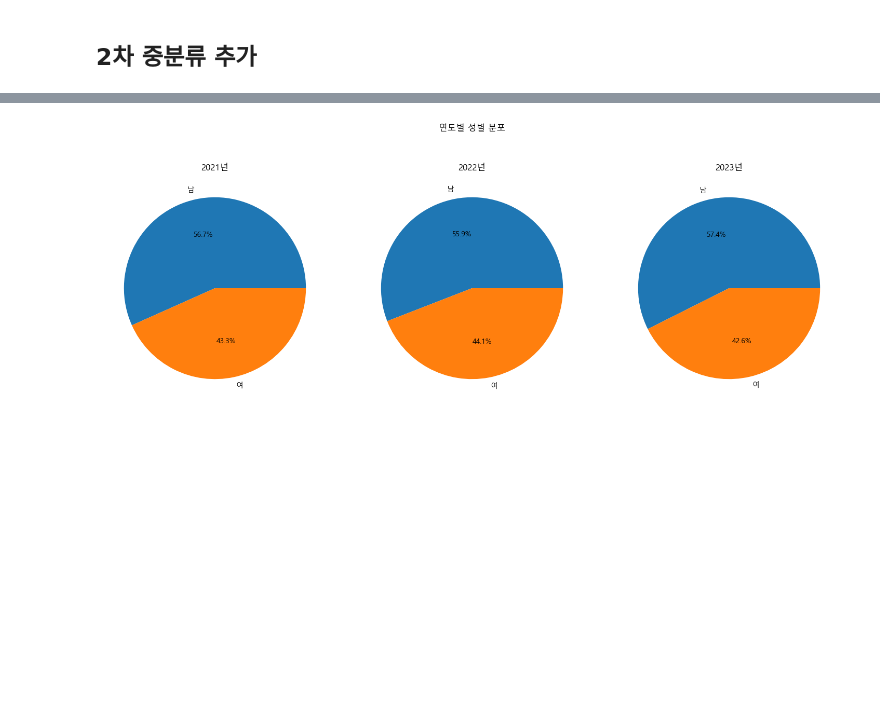
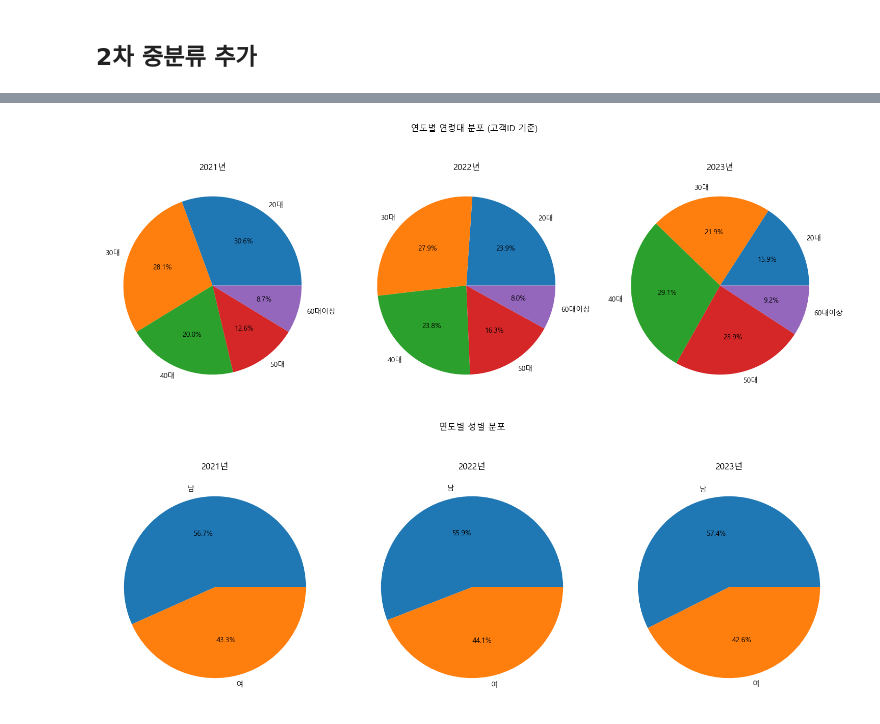
Before and after one commit to shs1018/iM_DiGital_Banker_academy, a Jupyter notebook: projects/iMBank_pj1/data_EDA.ipynb, the cells around one changed output, grey strips where cells are left out. Saved outputs shown, nothing was run; the diff lists cells and outputs as text; code cells hidden in the pictures; blank space fills up the shorter version.

```diff
--- a/projects/iMBank_pj1/data_EDA.ipynb
+++ b/projects/iMBank_pj1/data_EDA.ipynb
@@ -292,5 +296,30 @@ data['가맹점업종명_범주화_중분류'] = data['가맹점업종명'].map(
 # %%
 #data2.info()
+# %%
+# 연도별 성별 분포(고객ID 기준)확인용 파이 차트 표
+
+def plot_gender_pie_by_year2(data, i = '성별'):
+    # 고객ID를 unique하게 고려하여 년도별로 성별 데이터 집계
+    gender_by_year = data.drop_duplicates('고객ID').groupby(['년도', i]).size().unstack()
+
+    # 파이 차트 생성
+    fig, axes = plt.subplots(1, 3, figsize=(15, 5))
+
+    # 각 년도별로 파이 차트 그리기
+    for idx, year in enumerate(sorted(data['년도'].unique())):
+        year_data = gender_by_year.loc[year]
+        axes[idx].pie(year_data, labels=year_data.index, autopct='%1.1f%%')
+        axes[idx].set_title(f'{year}년')
+
+    # 세부 설정
+    plt.suptitle(f'연도별 {i} 분포 (고객ID 기준)', y=1.1)
+    plt.tight_layout()
+    plt.show()
+
+# 데이터로 파이 차트 그리기
+plot_gender_pie_by_year2(data, '연령대')
+# %% [output]
+[figure, added]
 # %%
 # 연도별 성별 분포(sampling된 데이터를 기반으로)확인용 파이 차트 표
 
```
Also changed, not shown: parts of 54 cells of this notebook, 4 other files.
